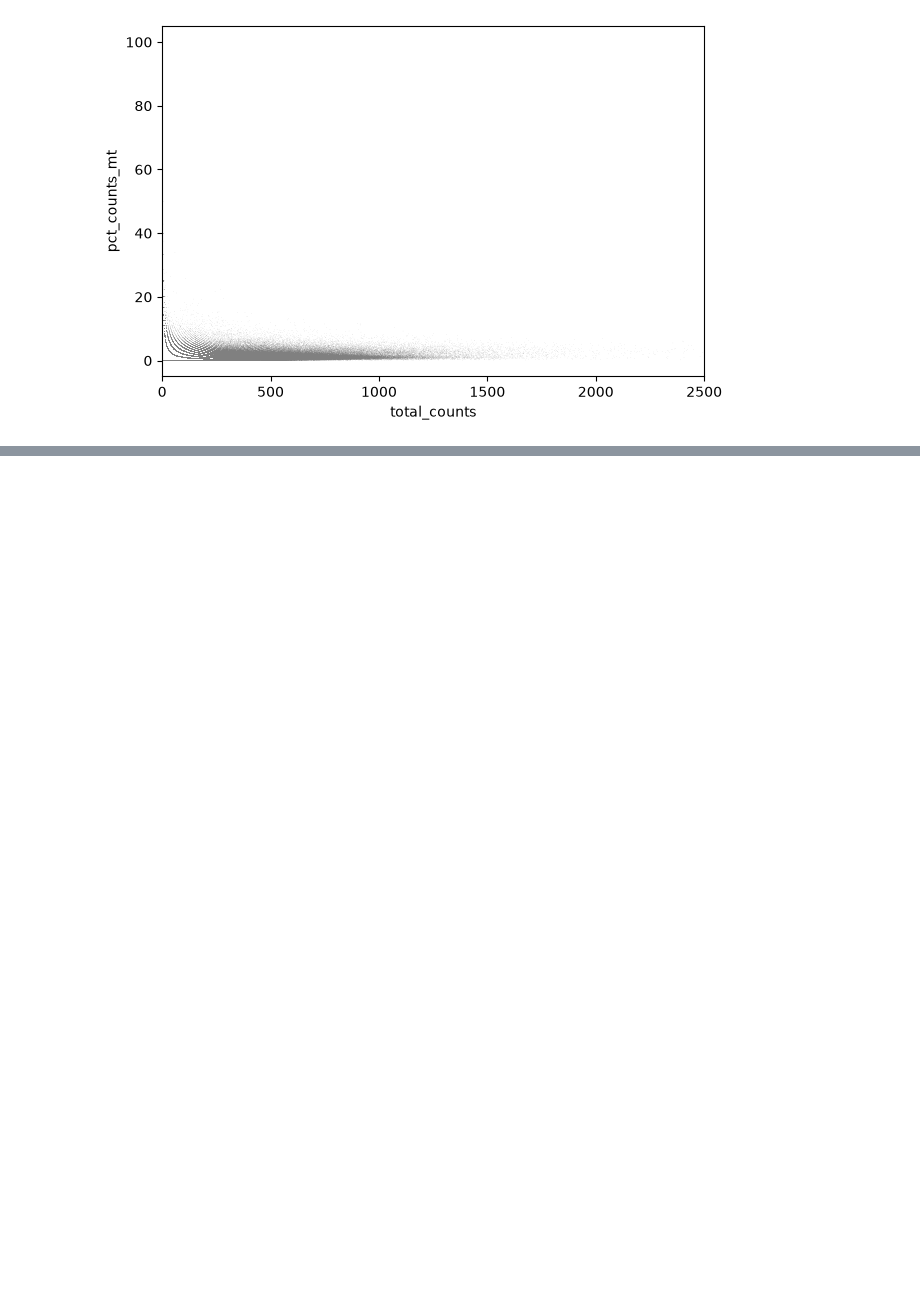
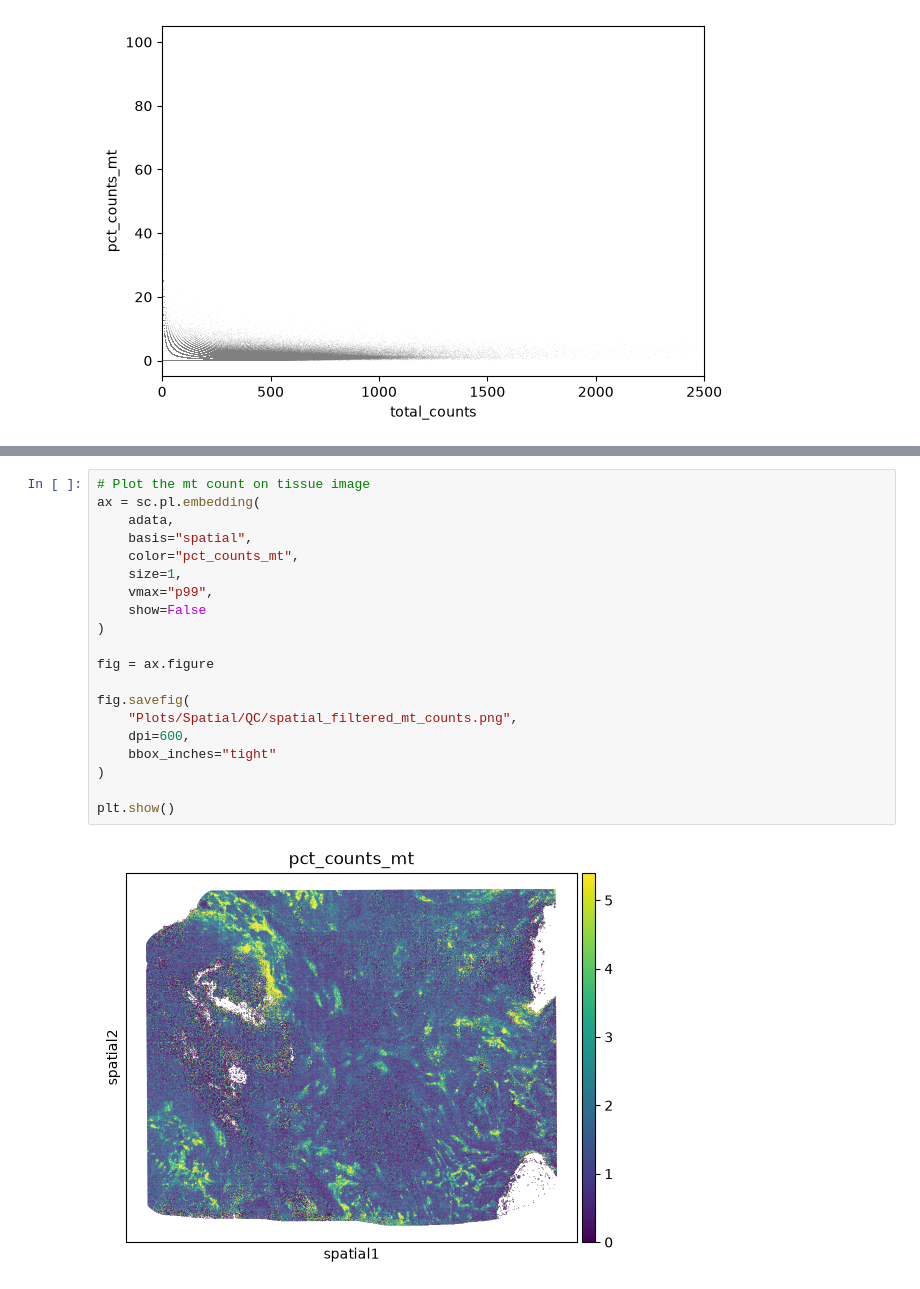
Before and after one commit to NawaneetanS/KNC_Project, a Jupyter notebook: Scripts/06_spatial_analysis.ipynb, the cells around one changed output, grey strips where cells are left out. Drawn from its saved outputs; the diff is of its cells as text; blank space fills up the shorter version.

```diff
--- a/Scripts/06_spatial_analysis.ipynb
+++ b/Scripts/06_spatial_analysis.ipynb
@@ -569,0 +671,22 @@ plt.show()
+# %%
+# Plot the mt count on tissue image
+ax = sc.pl.embedding(
+    adata,
+    basis="spatial",
+    color="pct_counts_mt",
+    size=1,
+    vmax="p99",
+    show=False
+)
+
+fig = ax.figure
+
+fig.savefig(
+    "Plots/Spatial/QC/spatial_filtered_mt_counts.png",
+    dpi=600,
+    bbox_inches="tight"
+)
+
+plt.show()
+# %% [output]
+[figure, added]
```
Also changed, not shown: parts of 15 cells of this notebook, 10 other files.
